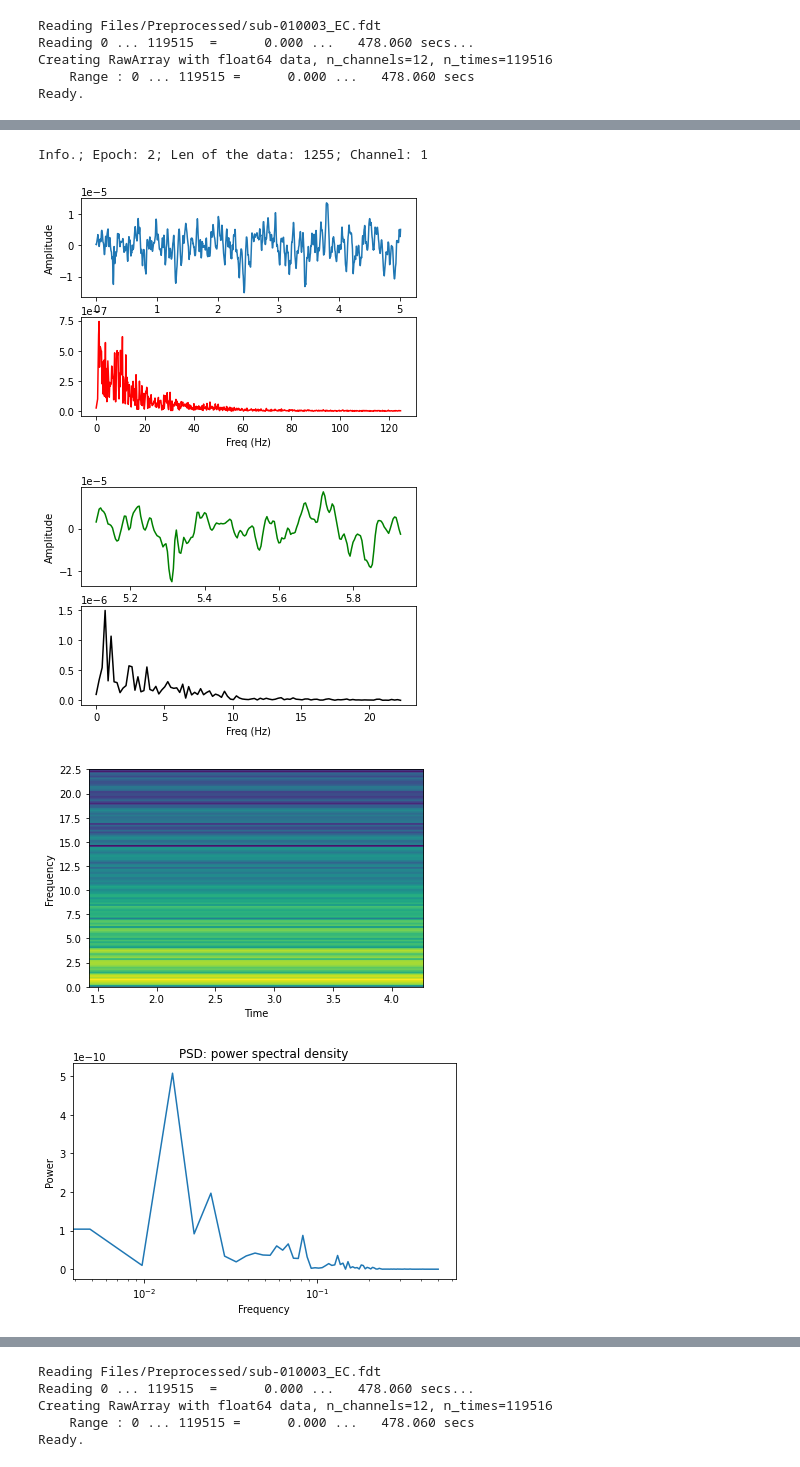
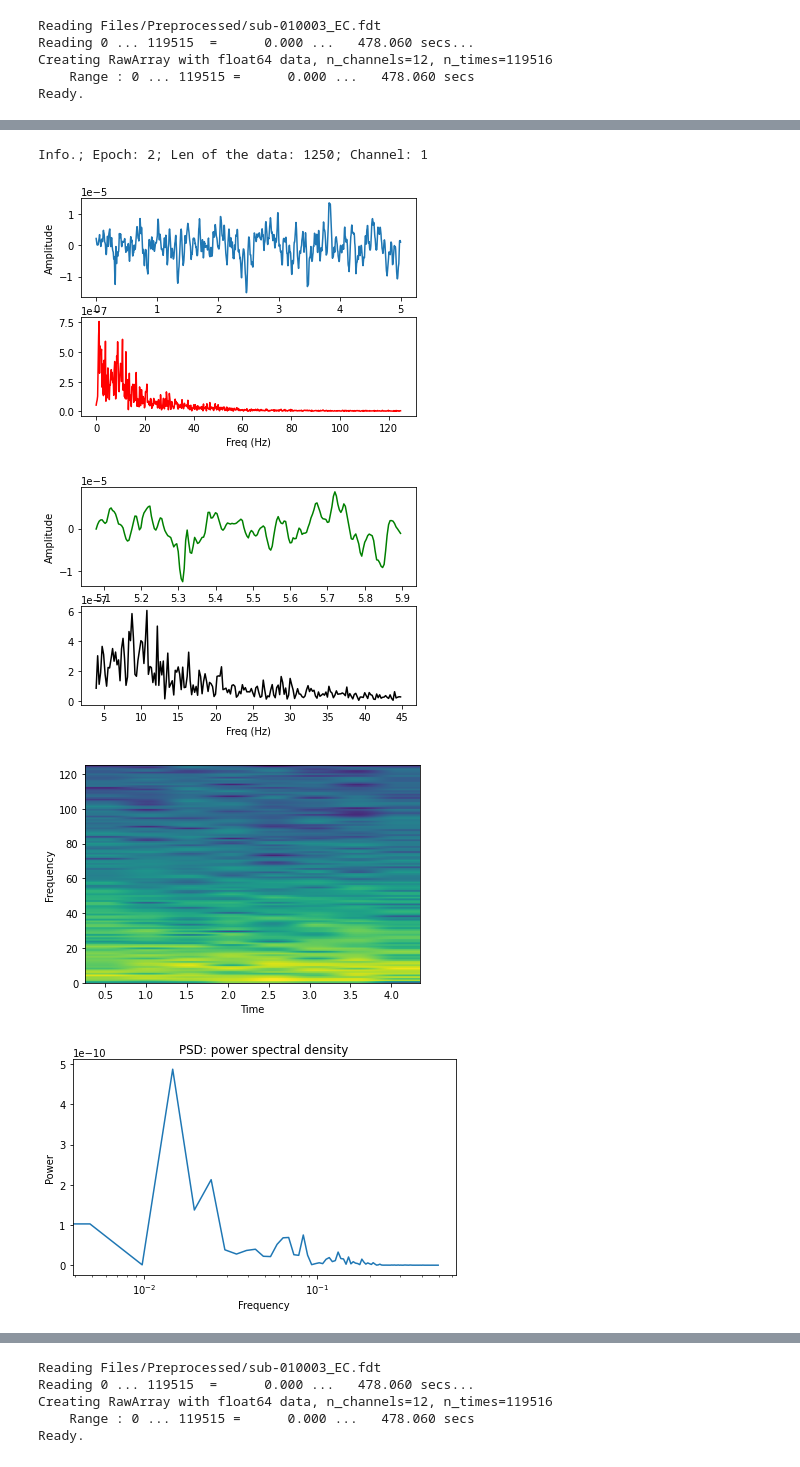
Before and after one commit to LaiaNO/EEG, a Jupyter notebook: 10_11_2020_EEGData.ipynb, the cells around one changed output, grey strips where cells are left out. Cells and saved outputs as stored; diff of their text form; code cells hidden in the pictures.

```diff
--- a/10_11_2020_EEGData.ipynb
+++ b/10_11_2020_EEGData.ipynb
@@ -153,6 +157,5 @@ plt.show()
 # %%
 # epoch fuction (5s split with overlap)(n epochs x)
-
 #
 sf=250
 
@@ -162,11 +165,10 @@ nummaxiterations = 4 #NUMBER OF PLOTS WE WANT
 
 #INICIATE VARIABLES THAT WILL MOVE FOR EACH EPOC TIME.
 tinici = 0
-tfinal = 1257
+tfinal = 1250
 
 #
 r=0
-from scipy import signal
 
 #EPOCH COUNTER
 numepo= 1
@@ -185,8 +187,8 @@ for i in range(0,int(int(T)/5)):
     t = grabt(groups_date_finalle2[chanel])
 
     #SELECT FROM t AND group_date THE DATA FROM POSITIONS tinici to tfinal
-    epoc_temps = t[tinici:tfinal-2]
-    epoc_data = groups_date_finalle2[chanel,tinici:tfinal-2]
+    epoc_temps = t[tinici:tfinal]
+    epoc_data = groups_date_finalle2[chanel,tinici:tfinal]
 
     save_epoc_data.append(epoc_data)
     save_epoc_temps.append(epoc_temps)
@@ -200,28 +202,34 @@ for i in range(0,int(int(T)/5)):
         x = epoc_data
         coeffs = wavedec(x, 'db4', level=6)
 
-        #See data frq and time plt.
+        #See time plt.
         Fs = 250.0
         Ts = 1.0/Fs
         tn = np.arange(len(x)) / Fs
 
-        n = len(x)                    #Length of the signal
+
+
+        #See frq plot.
+        n = len(x)            # Length of the signal
         k = np.arange(n)
         Tn = n/Fs
-        frq = k/Tn # two sides frequency range
-        frq = frq[range(int(n/2))]
+        frq = k/Tn            # Two sides frequency range
+        frq = frq[range(int(n/2))] #<-
         Y = np.fft.fft(x)/n
         Y = Y[range(int(n/2))]
+        Yp = abs(Y)
+        #print(abs(Y))
         fig, ax = plt.subplots(2, 1)
         ax[0].plot(tn,x)
         ax[0].set_xlabel('Time')
         ax[0].set_ylabel('Amplitude')
+
         ax[1].plot(frq,abs(Y),'r')
         ax[1].set_xlabel('Freq (Hz)')
         plt.plot()
         plt.show()
 
-        #Select Gamma frequencie
+        #Select - frequencie
         #https://numpy.org/doc/stable/reference/generated/numpy.trapz.html
 
         #SELECT THE POSITION OF THE FREQ ZONES
@@ -232,18 +240,7 @@ for i in range(0,int(int(T)/5)):
         powerv = epoc_data[ti:tf]
         mm = frq[ti:tf]
         dt = epoc_temps[ti:tf]
-
-        #FREQUEN-AMPLITUDE
-        Fs2 = 45
-        nBETTA = len(powerv)            #Length of the signal
-        k = np.arange(nBETTA)
-        TnBETTA = nBETTA/45
-        frqBETTA = k/TnBETTA            # two sides frequency range
-        frqBETTA = frqBETTA[range(int(nBETTA/2))]
-        for i in frqBETTA:
-            newvalue=i+4
-        YBETTA = np.fft.fft(powerv)/nBETTA
-        YBETTA = YBETTA[range(int(nBETTA/2))]
+        Yselect = Yp[ti:tf]
 
         #PLOTS
         fig, ax = plt.subplots(2, 1)
@@ -251,16 +248,18 @@ for i in range(0,int(int(T)/5)):
         ax[0].set_xlabel('Time')
         ax[0].set_ylabel('Amplitude')
 
-        ax[1].plot(frqBETTA,abs(YBETTA),'k')
+        ax[1].plot(mm,Yselect,'k')
         ax[1].set_xlabel('Freq (Hz)')
         ax[0].set_ylabel('Amplitude')
         plt.plot()
         plt.show()
 
 
+
+
         # Plot the spectrogram
-        samplingFrequency   = 45
-        powerSpectrum, freqenciesFound, time, imageAxis = plt.specgram(powerv, Fs=samplingFrequency)
+        samplingFrequency   = 250
+        powerSpectrum, freqenciesFound, time, imageAxis = plt.specgram(x, Fs=samplingFrequency)
         plt.xlabel('Time')
         plt.ylabel('Frequency')
         plt.show()
@@ -276,7 +275,11 @@ for i in range(0,int(int(T)/5)):
         plt.show()
 
 
+        matplotlib.pyplot.psd(x)
+        plt.show()
         #tr = np.trapz( ,powerv) #big band
+
+        #ff
 
         #find the "small" band
         '''tf = find_nearest(frq, 4)
@@ -297,14 +300,13 @@ for i in range(0,int(int(T)/5)):
         #Divided each one with the big band
 
         #http://centaur.reading.ac.uk/76159/9/biosensors-08-00030%20%281%29.pdf
-        #Power Spectral Density (PSD) for low frequency range (0.04 Hz to 0.15 Hz)
-        '''Y = np.fft.fft (epoc_data)/10
+        Y = np.fft.fft (epoc_data)/10
         Y = Y [range(10//2)]
-        LF = np.trapz (np.abs(Y[(frq >= 4) & (frq <= 45)]))
-        #PSD for high frequency range (0.16 Hz to 0.4 Hz)
-        HF = np.trapz(np.abs (Y[(frq >= 0.15) & (frq <= 0.4)]))
-        #PSD ratio between LF and HF
-        LHF = LF / HF'''
+        LF = np.trapz (np.abs(Y[(frq >= 4) & (frq <= 45)])) #the other bands
+        HF = np.trapz(np.abs (Y[(frq >= 4) & (frq <= 45)]))
+        #PSD ratio between s and total
+        #relative band power
+        LHF = LF / HF
 
 
         '''pywt.dwt(x, wavelet)'''
@@ -315,6 +317,6 @@ for i in range(0,int(int(T)/5)):
         printsome=printsome+1
 
 
-    tfinal=tfinal+1257
-    tinici= tinici+1257
+    tfinal=tfinal+1250
+    tinici= tinici+1250
 # %% [output]
@@ -326,5 +329,5 @@ Info.; Epoch: 1; Len of the data: 1255; Channel: 1
-Info.; Epoch: 2; Len of the data: 1255; Channel: 1
+Info.; Epoch: 2; Len of the data: 1250; Channel: 1
-[figure, old version]
-[figure, old version]
+[figure, new version]
-[figure, old version]
+[figure, new version]
-[figure, old version]
+[figure, new version]
+[figure, new version]
```
Also changed, not shown: parts of 8 cells of this notebook, 1 other file.
